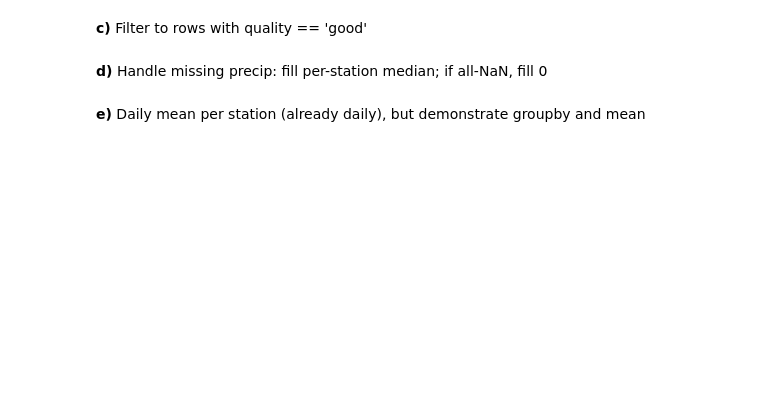
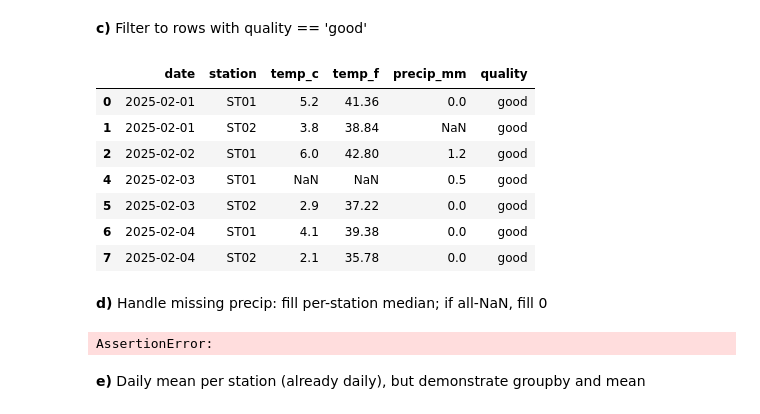
Before and after one commit to Moorboor/ScipyRepository, a Jupyter notebook: Sheet5/sheet05_group_krish_6B.ipynb, the cells around one changed output. Saved outputs shown, nothing was run; the diff lists cells and outputs as text; code cells hidden in the pictures; blank space fills up the shorter version.

```diff
--- a/Sheet5/sheet05_group_krish_6B.ipynb
+++ b/Sheet5/sheet05_group_krish_6B.ipynb
@@ -192,13 +206,31 @@ csv_text = """date,station,temp_c,precip_mm,quality
 **c)** Filter to rows with quality == 'good'
 # %%
 # YOUR CODE HERE
+good = df[df['quality'] == 'good']
+display(good)
+# %% [output]
+|  | date | station | temp_c | temp_f | precip_mm | quality |
+| 0 | 2025-02-01 | ST01 | 5.2 | 41.36 | 0.0 | good |
+| 1 | 2025-02-01 | ST02 | 3.8 | 38.84 | NaN | good |
+| 2 | 2025-02-02 | ST01 | 6.0 | 42.80 | 1.2 | good |
+| 4 | 2025-02-03 | ST01 | NaN | NaN | 0.5 | good |
+| 5 | 2025-02-03 | ST02 | 2.9 | 37.22 | 0.0 | good |
+| 6 | 2025-02-04 | ST01 | 4.1 | 39.38 | 0.0 | good |
+| 7 | 2025-02-04 | ST02 | 2.1 | 35.78 | 0.0 | good |
 # %% [markdown]
 **d)** Handle missing precip: fill per-station median; if all-NaN, fill 0
 # %%
 # YOUR CODE HERE
+medians = good.groupby("station")["precip_mm"].transform("median")
+medians
+
+#good['precip_mm'] = df['precip_mm'].fillna(0)
+#if good['precip_mm'] is NaN:
 
 # sanity check
 assert np.isfinite(good['precip_mm']).all()
+# %% [output]
+AssertionError:
 # %% [markdown]
 **e)** Daily mean per station (already daily), but demonstrate groupby and mean
 # %%
```
Also changed, not shown: parts of 11 cells of this notebook.
